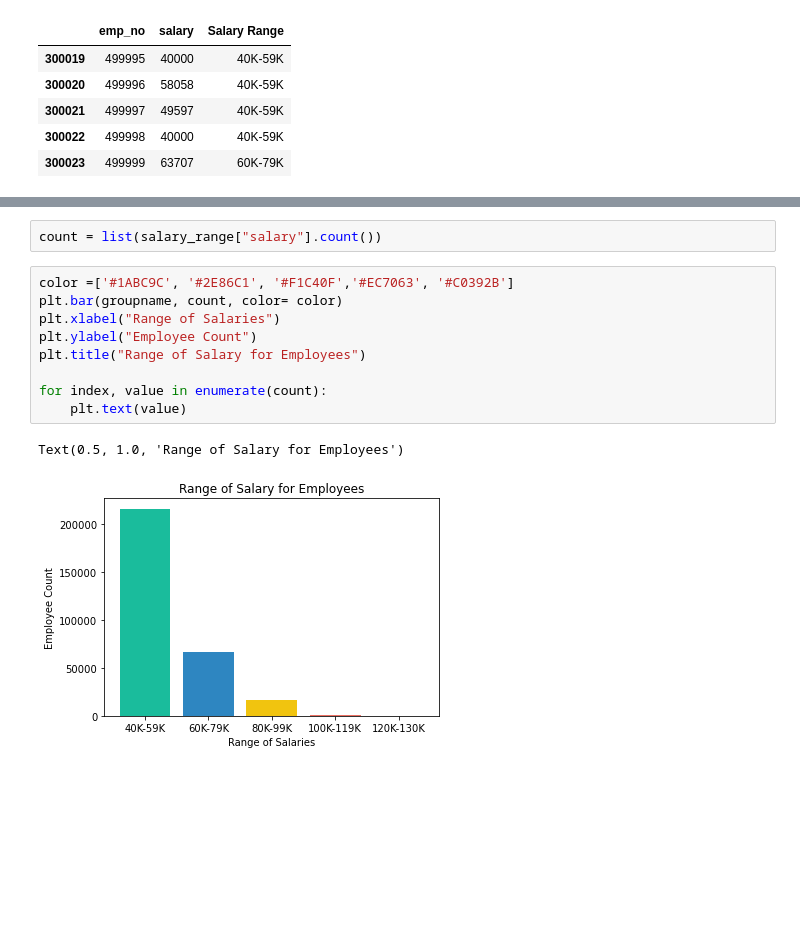
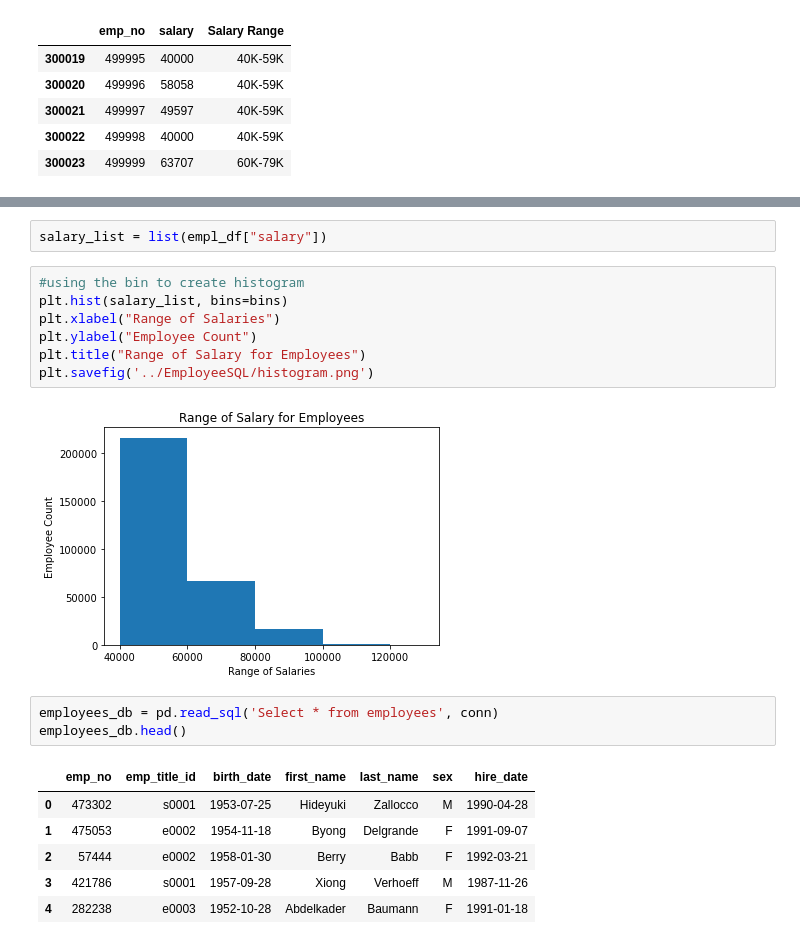
Before and after one commit to saronraut/sql-challenge, a Jupyter notebook: EmployeeSQL/Bonus.ipynb, the cells around one changed output, grey strips where cells are left out. Drawn from its saved outputs; the diff is of its cells as text; blank space fills up the shorter version.

Commit message:
created png files for the graphs

```diff
--- a/EmployeeSQL/Bonus.ipynb
+++ b/EmployeeSQL/Bonus.ipynb
@@ -78,14 +54,21 @@ Name: salary, dtype: int64
-# %%
-count = list(salary_range["salary"].count())
+# %%
+salary_list = list(empl_df["salary"])
 # %%
-color =['#1ABC9C', '#2E86C1', '#F1C40F','#EC7063', '#C0392B']
-plt.bar(groupname, count, color= color)
+#using the bin to create histogram
+plt.hist(salary_list, bins=bins)
 plt.xlabel("Range of Salaries")
 plt.ylabel("Employee Count")
 plt.title("Range of Salary for Employees")
-
-for index, value in enumerate(count):
-    plt.text(value)
+plt.savefig('../EmployeeSQL/histogram.png')
 # %% [output]
-Text(0.5, 1.0, 'Range of Salary for Employees')
-[figure, old version]
+[figure, new version]
+# %%
+employees_db = pd.read_sql('Select * from employees', conn)
+employees_db.head()
+# %% [output]
+|  | emp_no | emp_title_id | birth_date | first_name | last_name | sex | hire_date |
+| 0 | 473302 | s0001 | 1953-07-25 | Hideyuki | Zallocco | M | 1990-04-28 |
+| 1 | 475053 | e0002 | 1954-11-18 | Byong | Delgrande | F | 1991-09-07 |
+| 2 | 57444 | e0002 | 1958-01-30 | Berry | Babb | F | 1992-03-21 |
+| 3 | 421786 | s0001 | 1957-09-28 | Xiong | Verhoeff | M | 1987-11-26 |
+| 4 | 282238 | e0003 | 1952-10-28 | Abdelkader | Baumann | F | 1991-01-18 |
```
Also changed, not shown: parts of 17 cells of this notebook, 3 other files.
